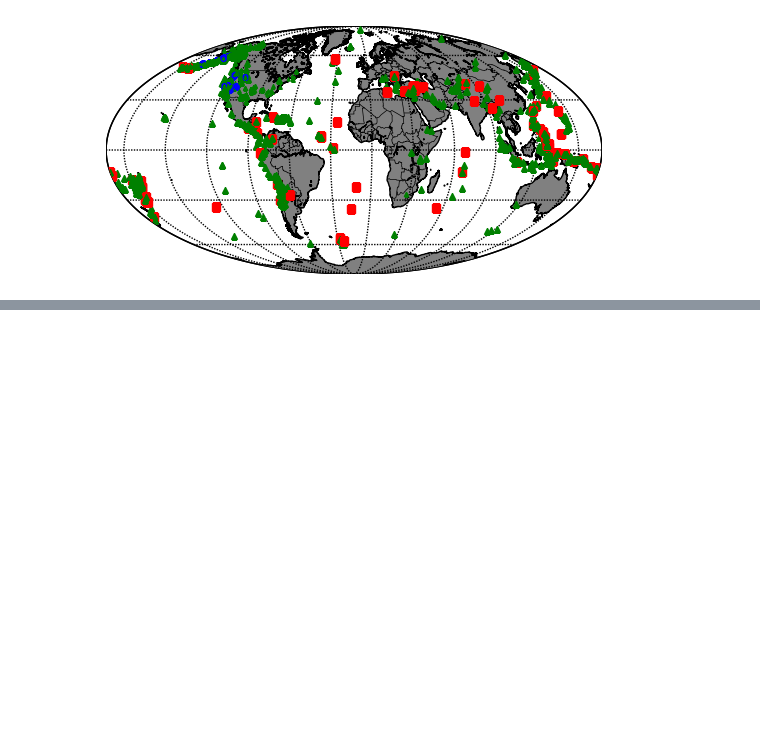
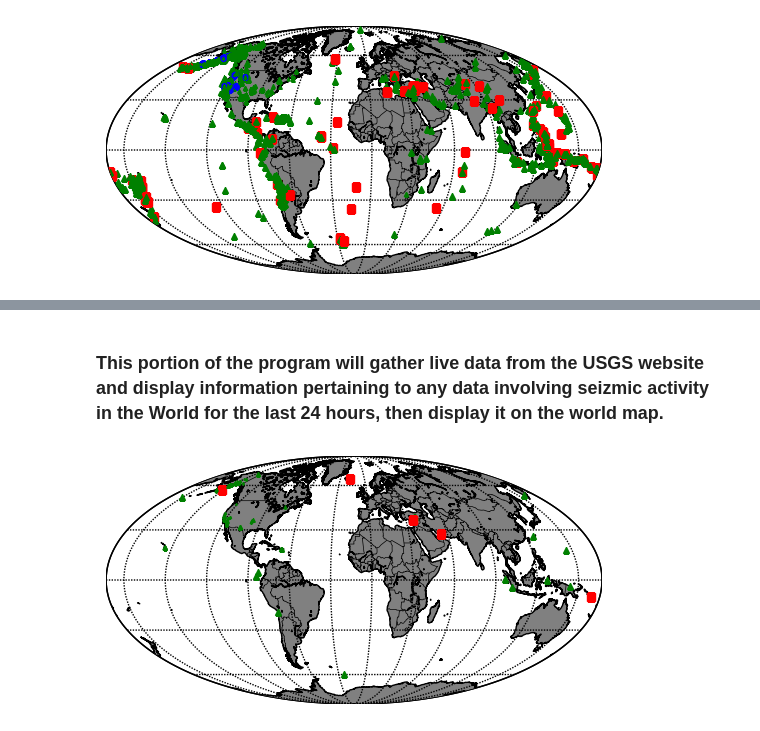
Before and after one commit to Hoskins-s559245/datafun-06-projects, a Jupyter notebook: Hoskins_Task1.ipynb, the cells around one changed output, grey strips where cells are left out. Drawn from its saved outputs; the diff is of its cells as text; code cells hidden in the pictures; blank space fills up the shorter version.

```diff
--- a/Hoskins_Task1.ipynb
+++ b/Hoskins_Task1.ipynb
@@ -97,7 +110,6 @@ plt.axvline(0, c = 'red')
 def worldmap(data):
     worldmap = Basemap(projection='moll', resolution = 'l', area_thresh = 1000.0,
               lat_0=10, lon_0=-13)
-    worldmap.bluemarble()
     worldmap.drawcoastlines()
     worldmap.drawcountries()
     worldmap.fillcontinents(color = 'gray')
@@ -142,0 +183,7 @@ m.bluemarble()
+# %% [markdown]
+### This portion of the program will gather live data from the USGS website and display information pertaining to any data involving seizmic activity in the World for the last 24 hours, then display it on the world map.
+# %%
+live = pd.read_csv('https://earthquake.usgs.gov/earthquakes/feed/v1.0/summary/1.0_day.csv')
+plt.show(worldmap(live))
+# %% [output]
+[figure, added]
```
Also changed, not shown: parts of 8 cells of this notebook.
